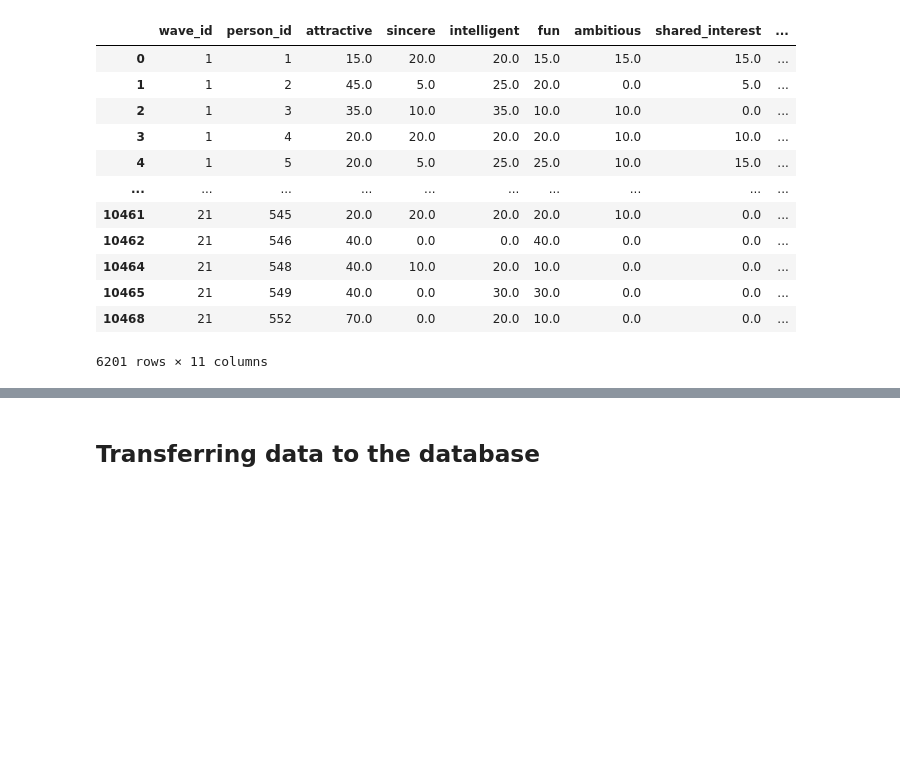
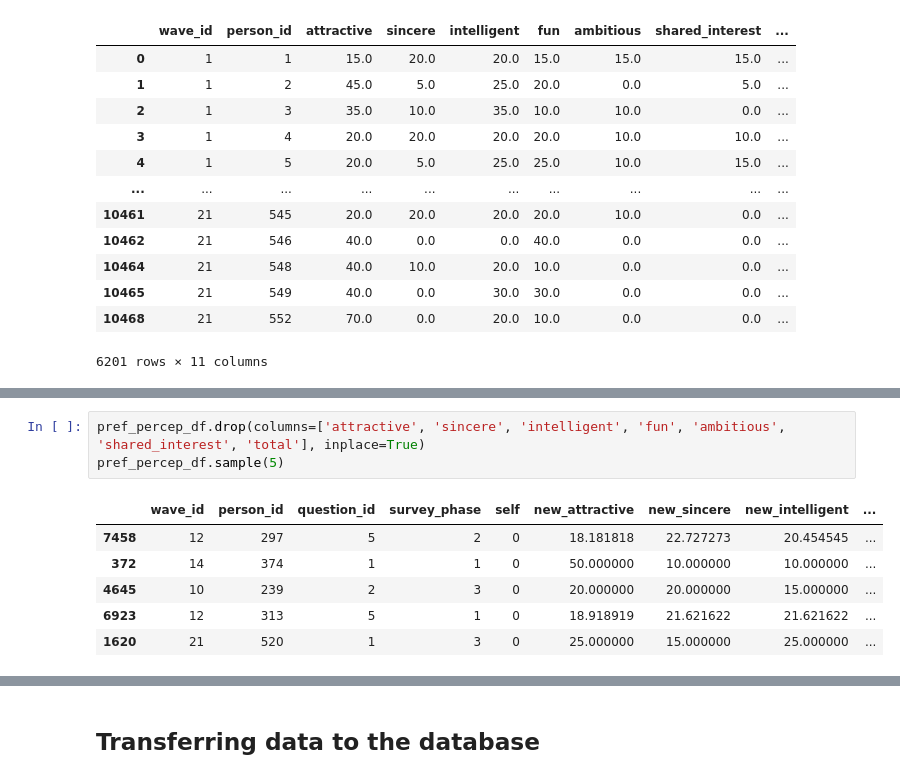
Before and after one commit to DavidGGonzalez/TeamBlue_FinalProject, a Jupyter notebook: Code/LoadDB.ipynb, the cells around one changed output, grey strips where cells are left out. Drawn from its saved outputs; the diff is of its cells as text; blank space fills up the shorter version.

```diff
--- a/Code/LoadDB.ipynb
+++ b/Code/LoadDB.ipynb
@@ -785,0 +819,10 @@ pref_percep_df
+# %%
+pref_percep_df.drop(columns=['attractive', 'sincere', 'intelligent', 'fun', 'ambitious', 'shared_interest', 'total'], inplace=True)
+pref_percep_df.sample(5)
+# %% [output]
+|  | wave_id | person_id | question_id | survey_phase | self | new_attractive | new_sincere | new_intelligent | ... |
+| 7458 | 12 | 297 | 5 | 2 | 0 | 18.181818 | 22.727273 | 20.454545 | ... |
+| 372 | 14 | 374 | 1 | 1 | 0 | 50.000000 | 10.000000 | 10.000000 | ... |
+| 4645 | 10 | 239 | 2 | 3 | 0 | 20.000000 | 20.000000 | 15.000000 | ... |
+| 6923 | 12 | 313 | 5 | 1 | 0 | 18.918919 | 21.621622 | 21.621622 | ... |
+| 1620 | 21 | 520 | 1 | 3 | 0 | 25.000000 | 15.000000 | 25.000000 | ... |
```
Also changed, not shown: parts of 20 cells of this notebook, 1 other file.
